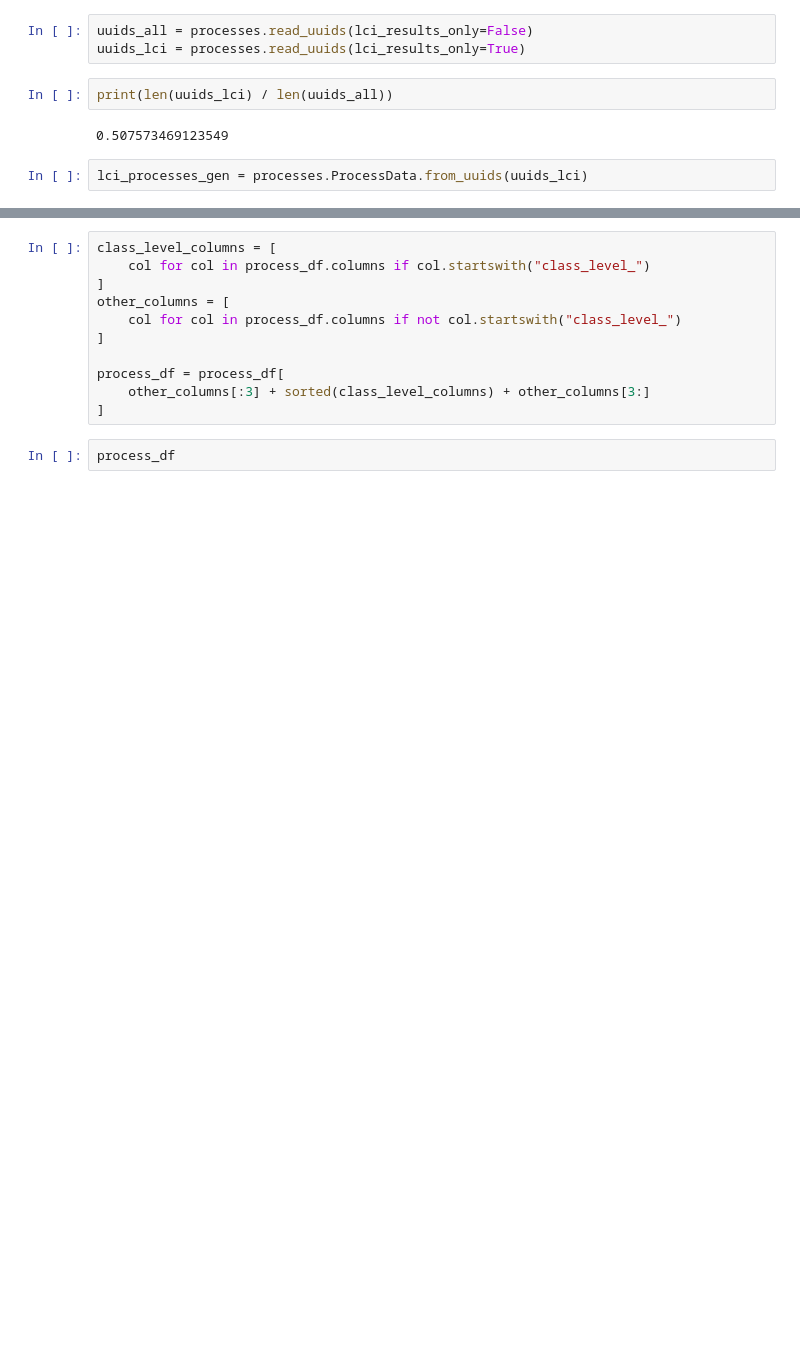
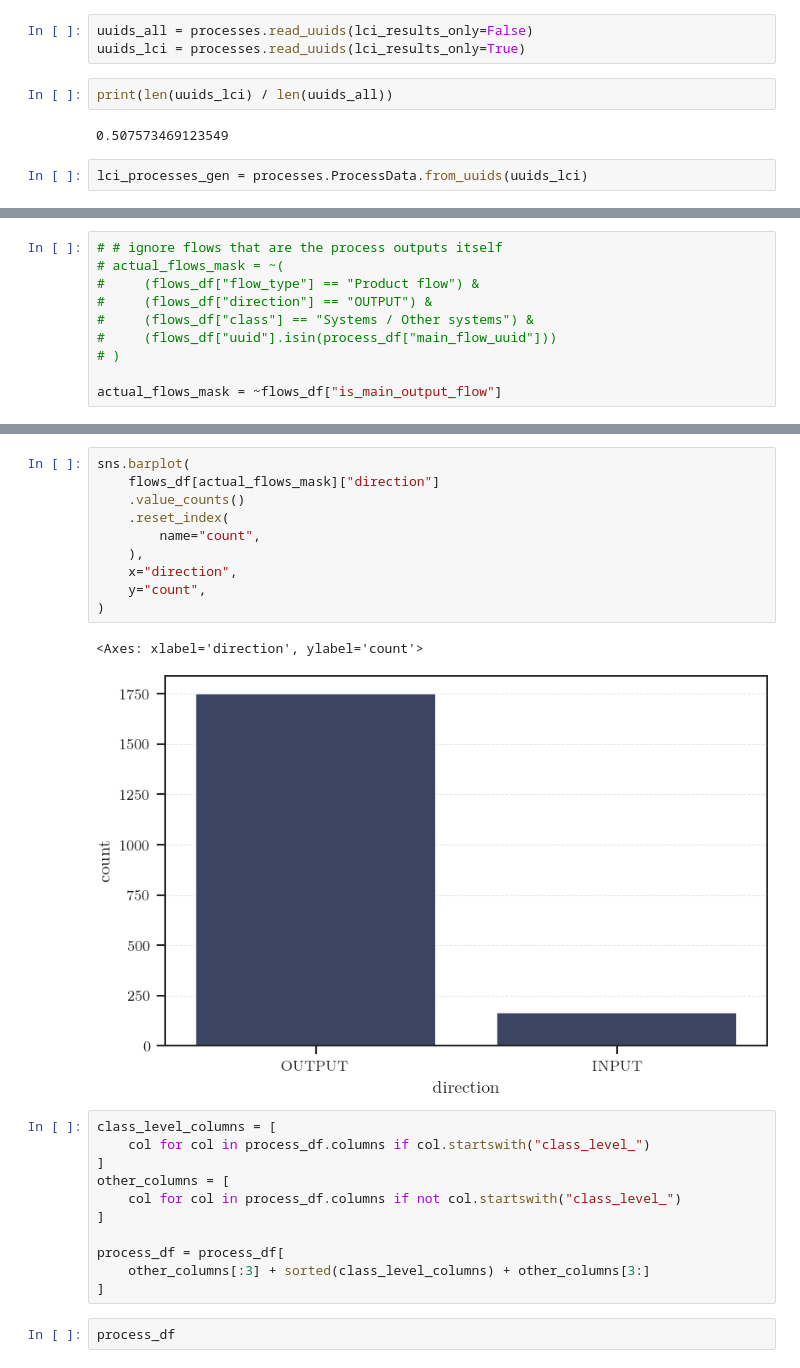
Before and after one commit to QuadroTim/amlta-project, a Jupyter notebook: notebooks/probas_eda.ipynb, the cells around one changed output, grey strips where cells are left out. Drawn from its saved outputs; the diff is of its cells as text; blank space fills up the shorter version.

```diff
--- a/notebooks/probas_eda.ipynb
+++ b/notebooks/probas_eda.ipynb
@@ -210,0 +251,10 @@ process_df = pd.DataFrame(stats)
+# %%
+# # ignore flows that are the process outputs itself
+# actual_flows_mask = ~(
+#     (flows_df["flow_type"] == "Product flow") &
+#     (flows_df["direction"] == "OUTPUT") &
+#     (flows_df["class"] == "Systems / Other systems") &
+#     (flows_df["uuid"].isin(process_df["main_flow_uuid"]))
+# )
+
+actual_flows_mask = ~flows_df["is_main_output_flow"]
@@ -211,3 +444,16 @@ process_df = pd.DataFrame(stats)
+# %%
+sns.barplot(
+    flows_df[actual_flows_mask]["direction"]
+    .value_counts()
+    .reset_index(
+        name="count",
+    ),
+    x="direction",
+    y="count",
+)
+# %% [output]
+<Axes: xlabel='direction', ylabel='count'>
+[figure, added]
 # %%
 class_level_columns = [
     col for col in process_df.columns if col.startswith("class_level_")
```
Also changed, not shown: parts of 19 cells of this notebook.
